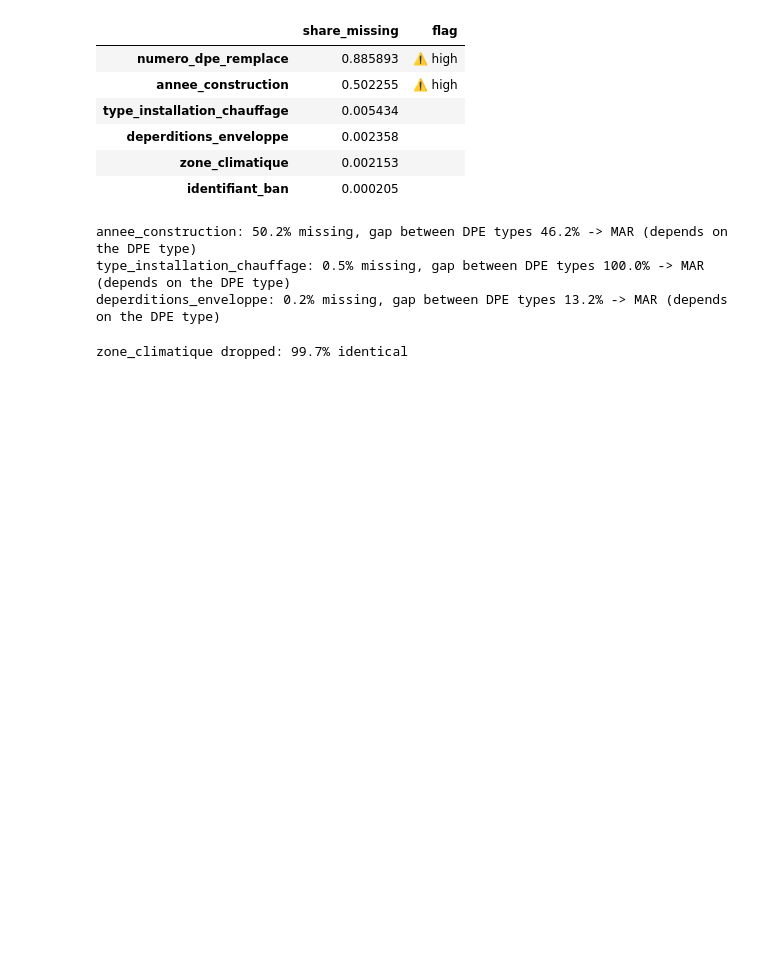
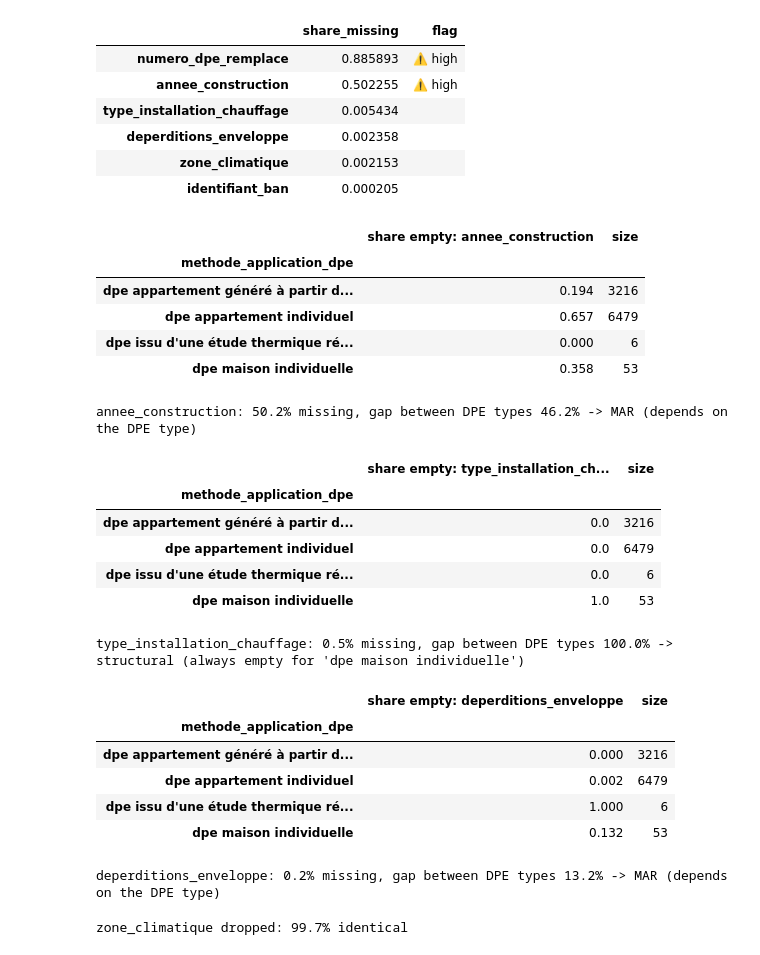
Before and after one commit to LelukDev/projet-dpe-paris, a Jupyter notebook: notebooks/01_collecte_qualite.ipynb, the cells around one changed output. Saved outputs shown, nothing was run; the diff lists cells and outputs as text; code cells hidden in the pictures; blank space fills up the shorter version.

Commit message:
notebook 01: heat loss is building-scale for generated DPE, label gap by surface, missing heating type is structural for houses

```diff
--- a/notebooks/01_collecte_qualite.ipynb
+++ b/notebooks/01_collecte_qualite.ipynb
@@ -64,6 +64,8 @@ YEAR_RANGE = (1500, 2026)                         # construction year
 ENERGY_BINS = [70, 110, 180, 250, 330, 420]       # kWh/m2/year, upper limits of classes A to F
 GES_BINS = [6, 11, 30, 50, 70, 100]               # kgCO2/m2/year, upper limits of classes A to F
 SMALL_SURFACE = 40                                # m2, small dwellings are checked separately (label rule)
+SURFACE_STEPS = [0, 15, 20, 25, 30, 35, 40, 60, 500]   # m2, label check by surface
+MISSING_KEY = ["annee_construction", "type_installation_chauffage", "deperditions_enveloppe"]   # key columns for the missingness test
 MAX_MISSING_SHARE = 0.30                          # drop a column above this share of missing values
 MIN_GROUP = 50                                    # smallest group used in the MAR test and in figures
 MAR_GAP = 0.10                                    # gap between groups above which missing = MAR
@@ -467,28 +493,55 @@ miss
 # %%
 # does the missingness depend on the DPE type? (MAR test)
 if "numero_dpe_remplace" in miss.index:
     log("numero_dpe_remplace", "empty when the DPE replaces nothing", int(df["numero_dpe_remplace"].isna().sum()),
         "kept as is", "structural missing, not an error")
 
-for col in [c for c in miss.index if c != "numero_dpe_remplace"][:3]:
+for col in MISSING_KEY:
     share = df[col].isna().mean()
     g = df.assign(m=df[col].isna()).groupby("methode_application_dpe")["m"].agg(["mean", "size"])
+    display(g.round(3).rename(columns={"mean": f"share empty: {col}"}))
     g = g[g["size"] >= MIN_GROUP]
     gap = g["mean"].max() - g["mean"].min() if len(g) > 1 else 0
-    mech = "MAR (depends on the DPE type)" if gap > MAR_GAP else "probably MCAR"
+    if g["mean"].max() == 1:
+        mech = f"structural (always empty for '{g['mean'].idxmax()}')"
+    elif gap > MAR_GAP:
+        mech = "MAR (depends on the DPE type)"
+    else:
+        mech = "probably MCAR"
     print(f"{col}: {share:.1%} missing, gap between DPE types {gap:.1%} -> {mech}")
     n_empty = int(df[col].isna().sum())
     if share > MAX_MISSING_SHARE:
         df = df.drop(columns=col)
         dropped.append(col)
         log(col, f"{share:.0%} missing, {mech}", n_empty, "column dropped", f"more than {MAX_MISSING_SHARE:.0%} empty")
+    elif mech.startswith("structural"):
+        log(col, f"{share:.1%} missing, {mech}", n_empty, "kept, category 'unknown' in the model",
+            "the value does not exist for this DPE type, so we do not guess it")
     else:
         log(col, f"{share:.1%} missing, {mech}", n_empty, "kept, to impute later",
             "imputed in the model pipeline, with train statistics only")
 # %% [output]
+|  | share empty: annee_construction | size |
+| methode_application_dpe |  |  |
+| dpe appartement généré à partir d... | 0.194 | 3216 |
+| dpe appartement individuel | 0.657 | 6479 |
+| dpe issu d'une étude thermique ré... | 0.000 | 6 |
+| dpe maison individuelle | 0.358 | 53 |
 annee_construction: 50.2% missing, gap between DPE types 46.2% -> MAR (depends on the DPE type)
-type_installation_chauffage: 0.5% missing, gap between DPE types 100.0% -> MAR (depends on the DPE type)
-deperditions_enveloppe: 0.2% missing, gap between DPE types 13.2% -> MAR (depends on the DPE type)
+|  | share empty: type_installation_ch... | size |
+| methode_application_dpe |  |  |
+| dpe appartement généré à partir d... | 0.0 | 3216 |
+| dpe appartement individuel | 0.0 | 6479 |
+| dpe issu d'une étude thermique ré... | 0.0 | 6 |
+| dpe maison individuelle | 1.0 | 53 |
+type_installation_chauffage: 0.5% missing, gap between DPE types 100.0% -> structural (always empty for 'dpe maison individuelle')
+|  | share empty: deperditions_enveloppe | size |
+| methode_application_dpe |  |  |
+| dpe appartement généré à partir d... | 0.000 | 3216 |
+| dpe appartement individuel | 0.002 | 6479 |
+| dpe issu d'une étude thermique ré... | 1.000 | 6 |
+| dpe maison individuelle | 0.132 | 53 |
+deperditions_enveloppe: 0.2% missing, gap between DPE types 13.2% -> MAR (depends on the DPE type)
 # %%
 # almost constant columns learn nothing
 to_check = ["zone_climatique", "type_installation_chauffage", "type_energie_principale_chauffage",
```
Also changed, not shown: parts of 3 cells of this notebook, 1 other file.
